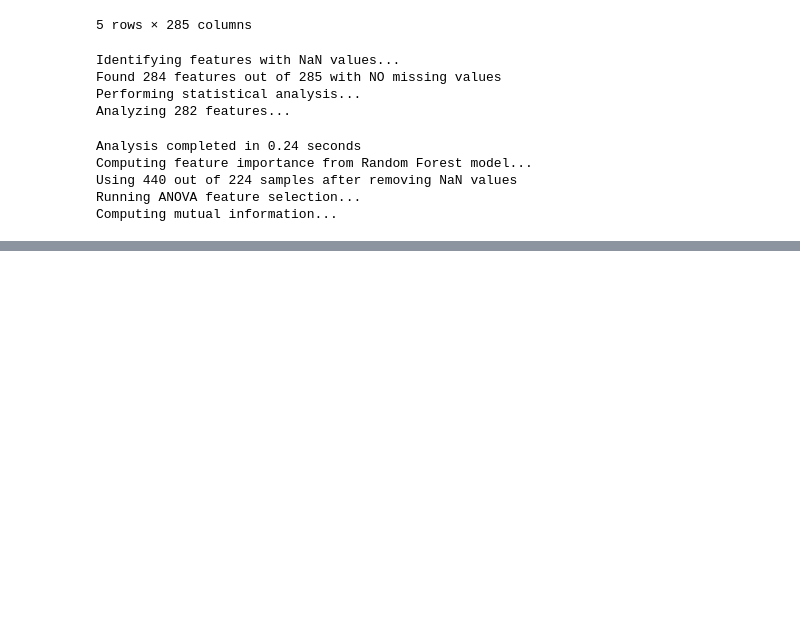
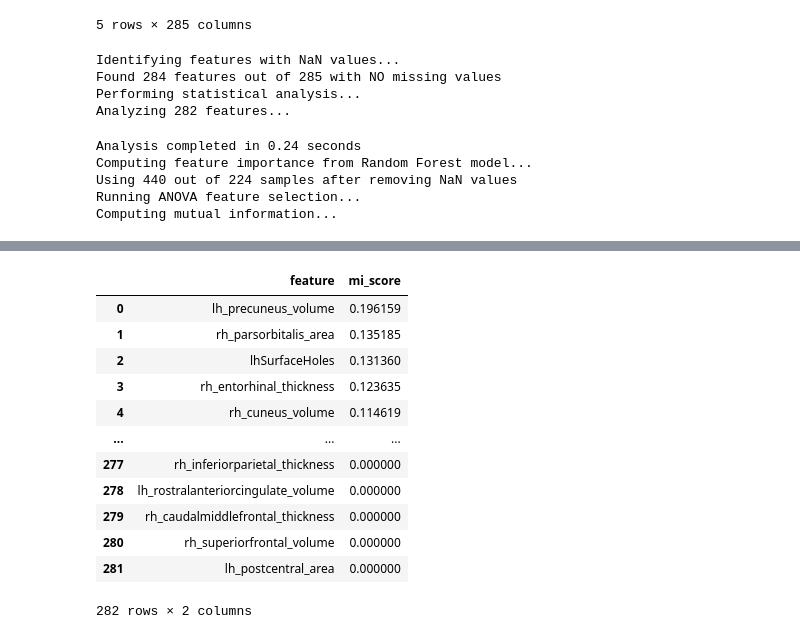
Before and after one commit to stevenang/data_processing, a Jupyter notebook: data_processing.ipynb, the cells around one changed output, grey strips where cells are left out. Saved outputs shown, nothing was run; the diff lists cells and outputs as text; code cells hidden in the pictures; blank space fills up the shorter version.

```diff
--- a/data_processing.ipynb
+++ b/data_processing.ipynb
@@ -1270,3 +1266,19 @@ results['statistical_tests']
+# %%
+results['mutual_info']
+# %% [output]
+|  | feature | mi_score |
+| 0 | lh_precuneus_volume | 0.196159 |
+| 1 | rh_parsorbitalis_area | 0.135185 |
+| 2 | lhSurfaceHoles | 0.131360 |
+| 3 | rh_entorhinal_thickness | 0.123635 |
+| 4 | rh_cuneus_volume | 0.114619 |
+| ... | ... | ... |
+| 277 | rh_inferiorparietal_thickness | 0.000000 |
+| 278 | lh_rostralanteriorcingulate_volume | 0.000000 |
+| 279 | rh_caudalmiddlefrontal_thickness | 0.000000 |
+| 280 | rh_superiorfrontal_volume | 0.000000 |
+| 281 | lh_postcentral_area | 0.000000 |
+282 rows × 2 columns
 # %%
 results['statistical_tests'][results['statistical_tests']['Significant'] == True]
 # %% [output]
```
Also changed, not shown: parts of 7 cells of this notebook.
